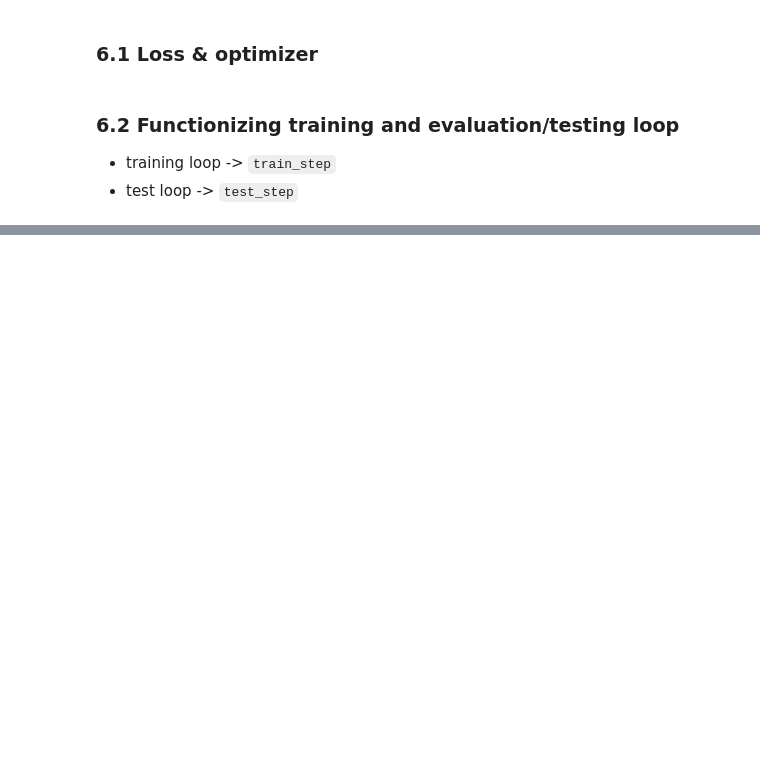
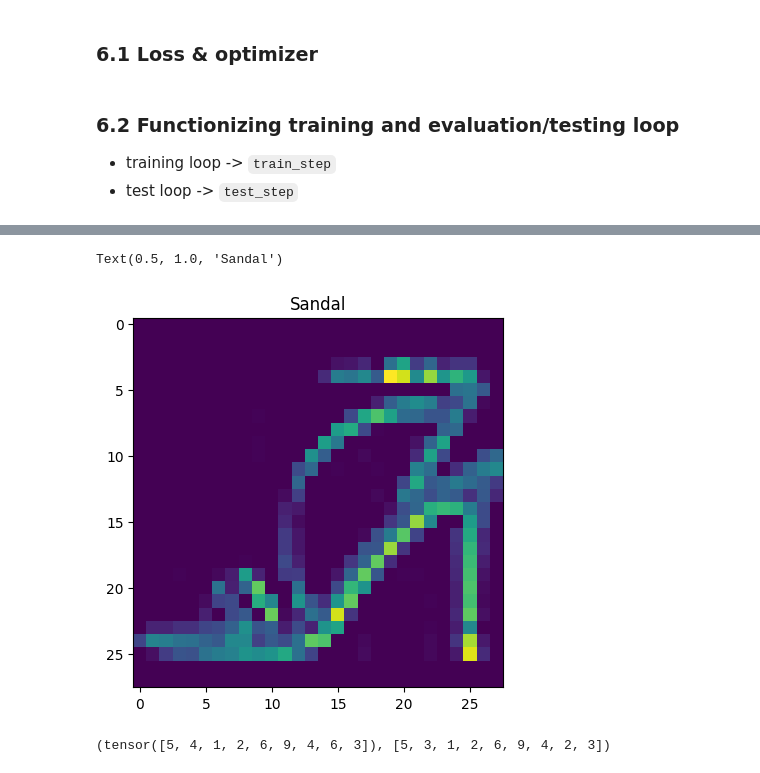
Before and after one commit to JavierMdT/PyTorch-Course, a Jupyter notebook: 03_pytorch_computer_vision/03_pytorch_computer_vision.ipynb, the cells around one changed output, grey strips where cells are left out. Drawn from its saved outputs; the diff is of its cells as text; code cells hidden in the pictures; blank space fills up the shorter version.

```diff
--- a/03_pytorch_computer_vision/03_pytorch_computer_vision.ipynb
+++ b/03_pytorch_computer_vision/03_pytorch_computer_vision.ipynb
@@ -674,0 +1021,16 @@ Epoch: 0
+# %%
+plt.imshow(test_samples[0].squeeze())
+plt.title(class_names[test_labels[0]])
+# %% [output]
+Text(0.5, 1.0, 'Sandal')
+[figure, added]
+# %%
+# Make predictions
+pred_probs = make_predictions(model = model_2,
+                              data=test_samples)
+
+# View first
+pred_classes = pred_probs.argmax(dim=1)
+pred_classes, test_labels
+# %% [output]
+(tensor([5, 4, 1, 2, 6, 9, 4, 6, 3]), [5, 3, 1, 2, 6, 9, 4, 2, 3])
```
Also changed, not shown: parts of 47 cells of this notebook, 2 other files.
